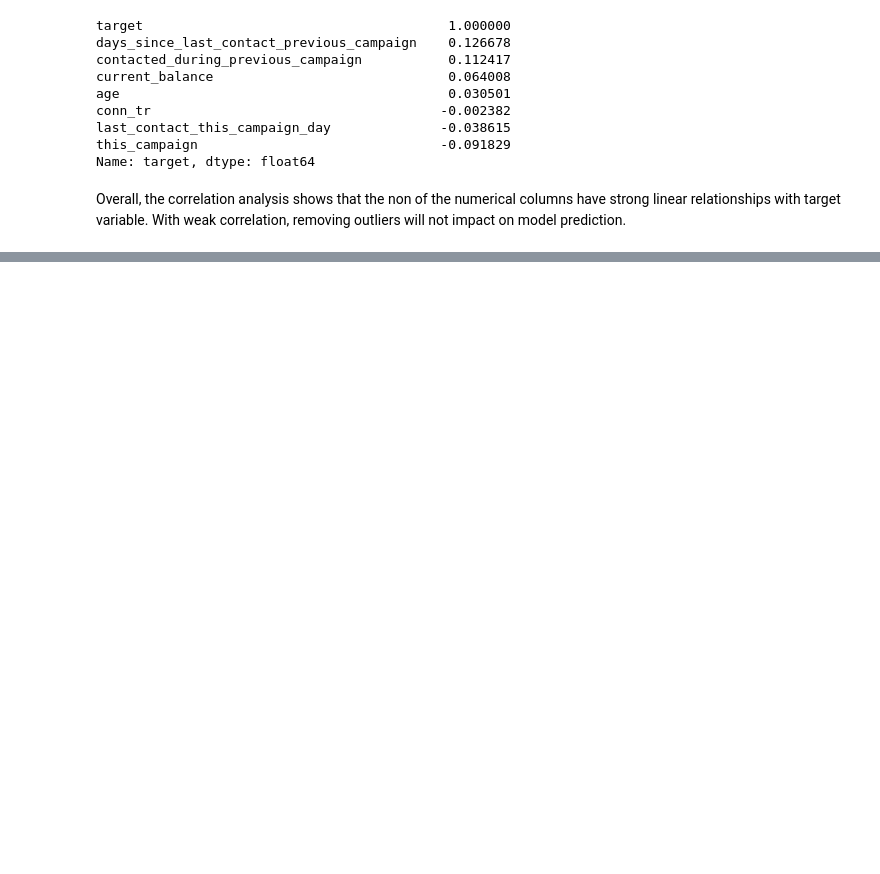
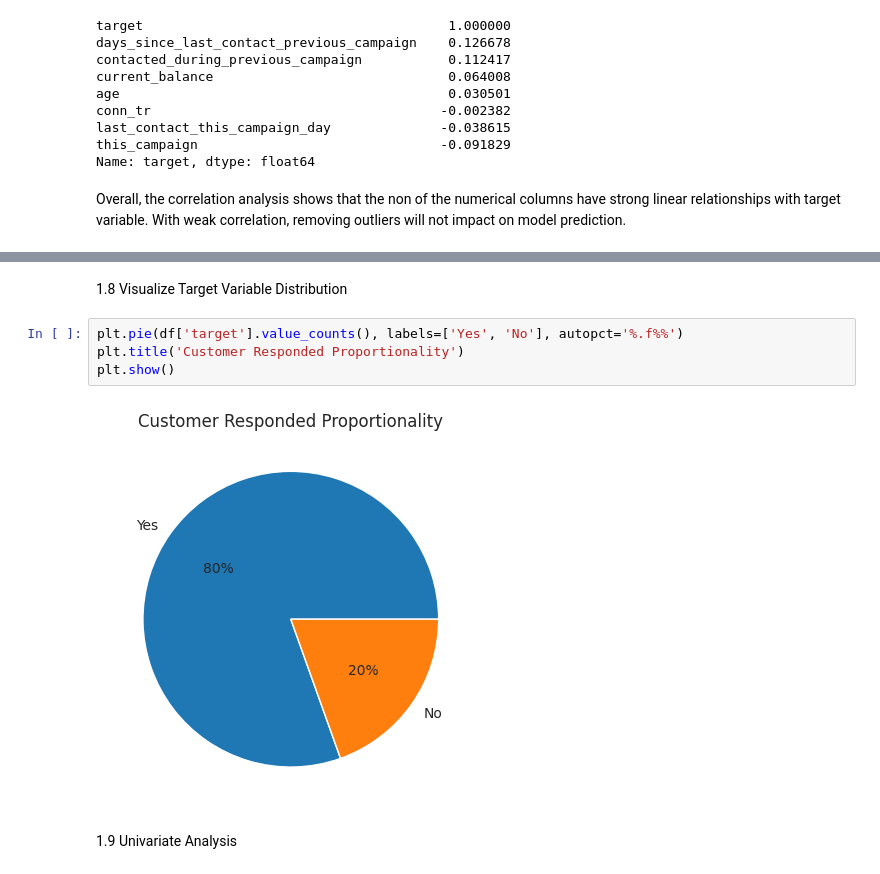
Before and after one commit to pragashraj/ITNPBD6-Customer-Targeting, a Jupyter notebook: ITNPBD6_Customer_Targeting.ipynb, the cells around one changed output, grey strips where cells are left out. Cells and saved outputs as stored; diff of their text form; blank space fills up the shorter version.

```diff
--- a/ITNPBD6_Customer_Targeting.ipynb
+++ b/ITNPBD6_Customer_Targeting.ipynb
@@ -149,0 +202,10 @@ Overall, the correlation analysis shows that the non of the numerical columns ha
+# %% [markdown]
+1.8 Visualize Target Variable Distribution
+# %%
+plt.pie(df['target'].value_counts(), labels=['Yes', 'No'], autopct='%.f%%')
+plt.title('Customer Responded Proportionality')
+plt.show()
+# %% [output]
+[figure, added]
+# %% [markdown]
+1.9 Univariate Analysis
```
Also changed, not shown: parts of 13 cells of this notebook.
